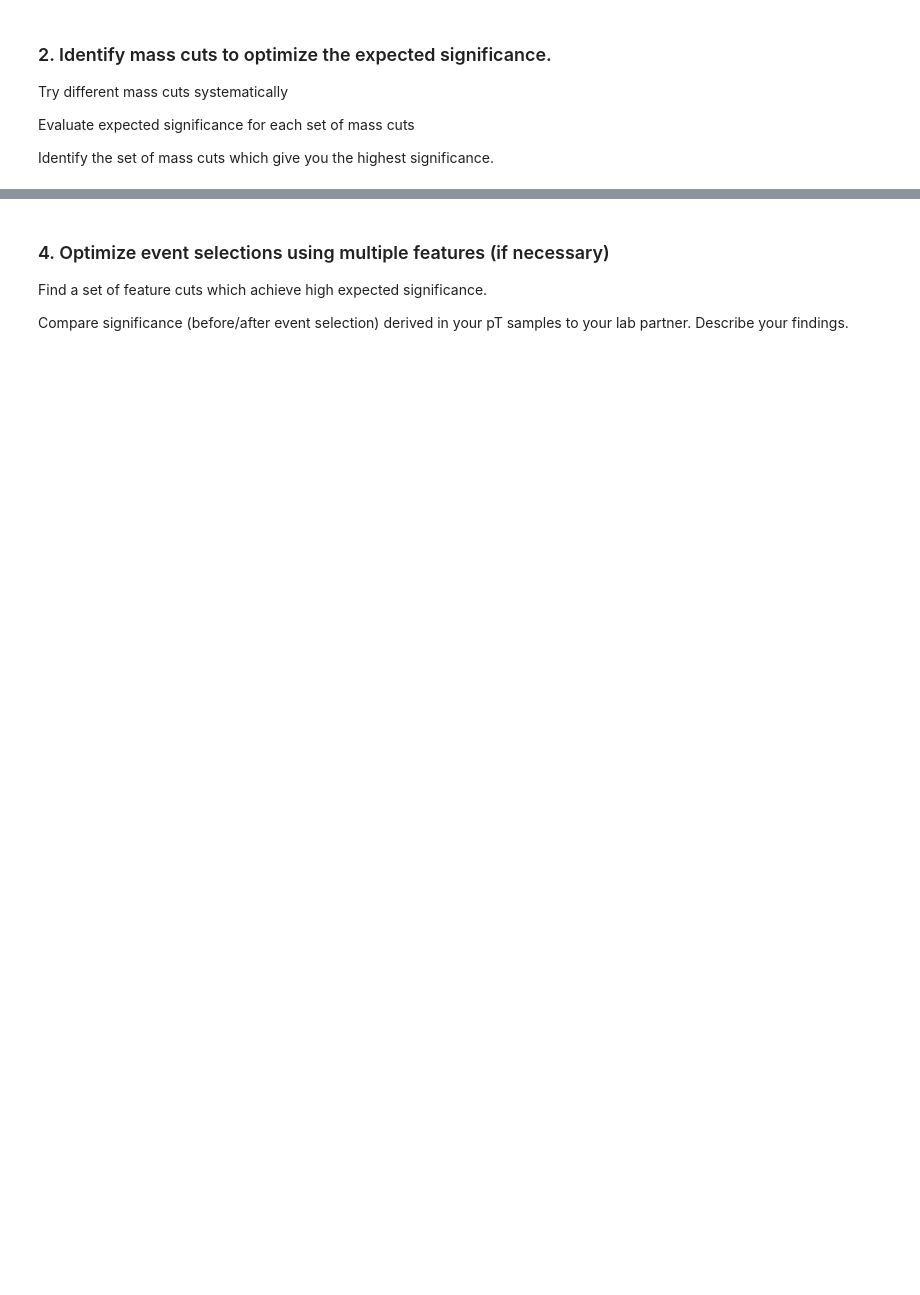
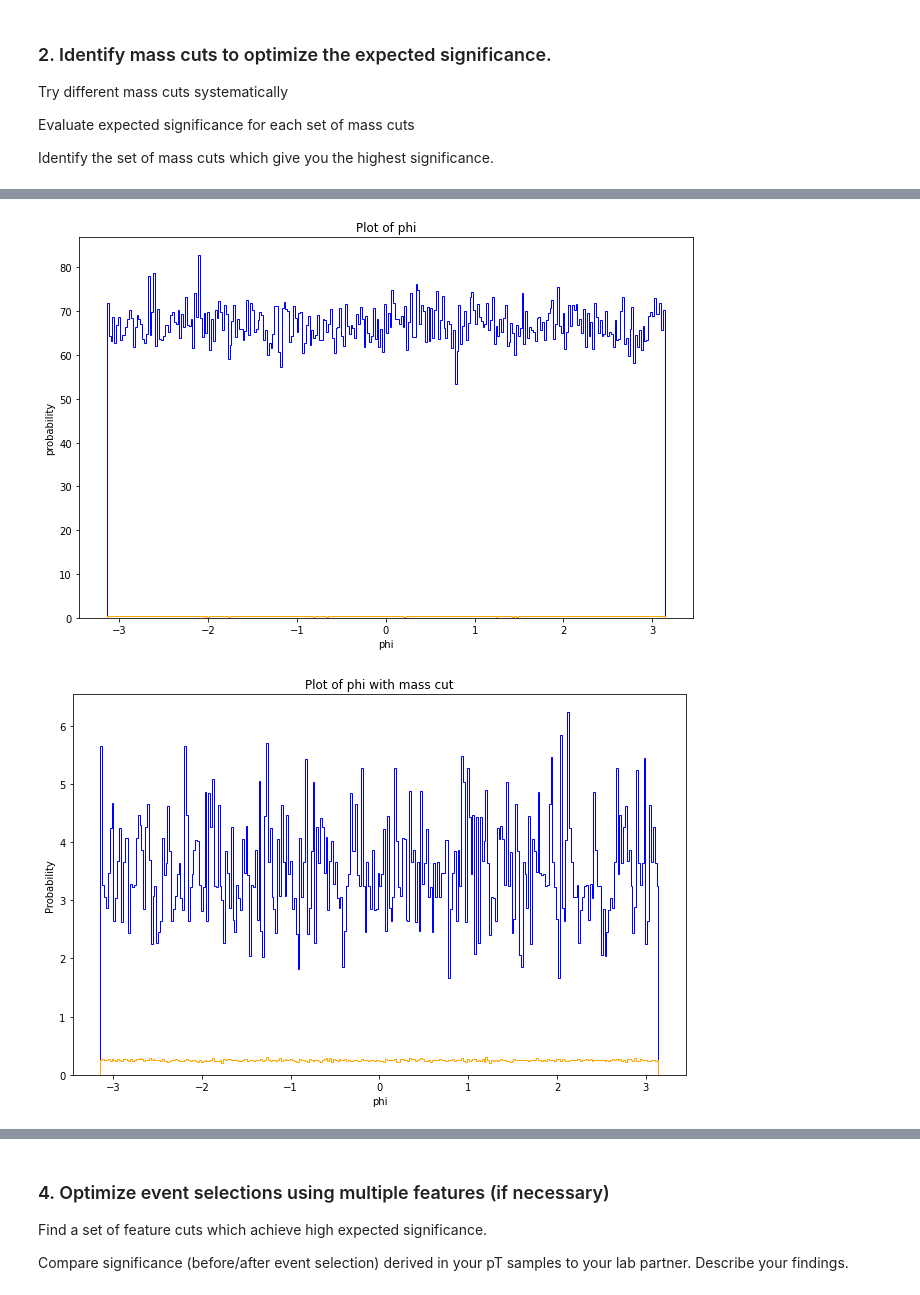
Before and after one commit to ciaramw0/phys434, a Jupyter notebook: Lab_7.ipynb, the cells around one changed output, grey strips where cells are left out. Cells and saved outputs as stored; diff of their text form; code cells hidden in the pictures; blank space fills up the shorter version.

```diff
--- a/Lab_7.ipynb
+++ b/Lab_7.ipynb
@@ -93,0 +145,5 @@ Set B with your optimal mass cuts
+# %%
+plot_mult('phi')
+# %% [output]
+[figure, added]
+[figure, added]
```
Also changed, not shown: parts of 46 cells of this notebook.
